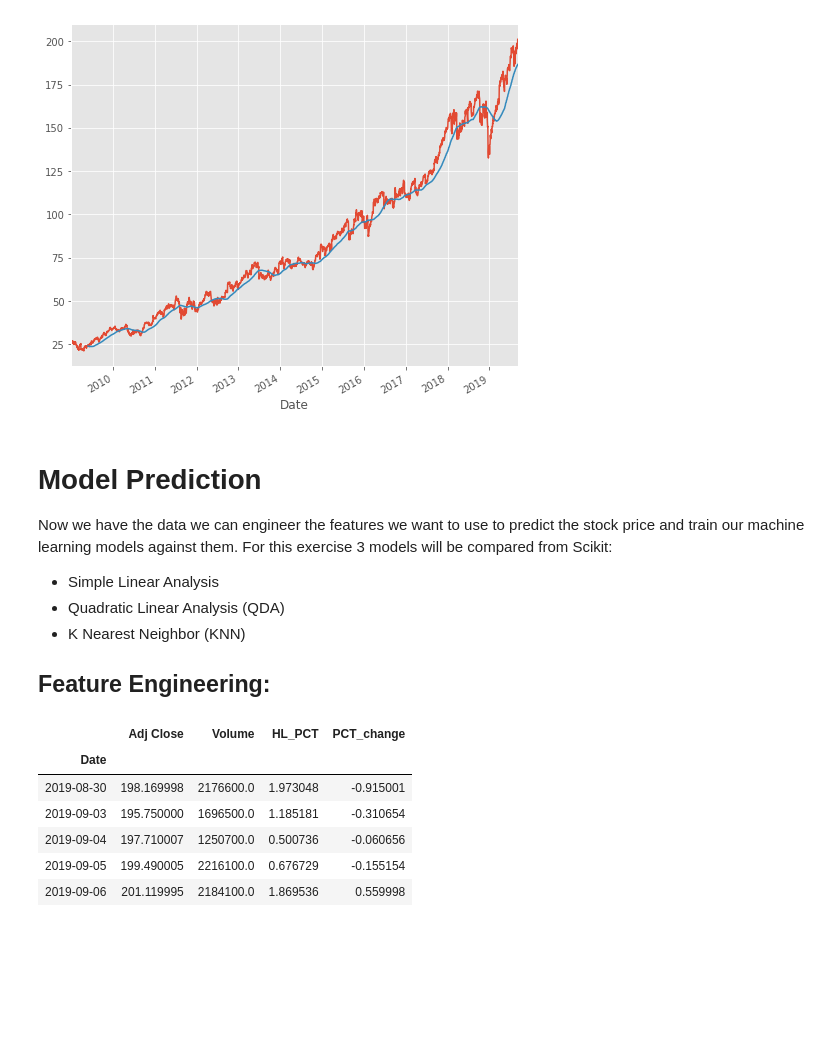
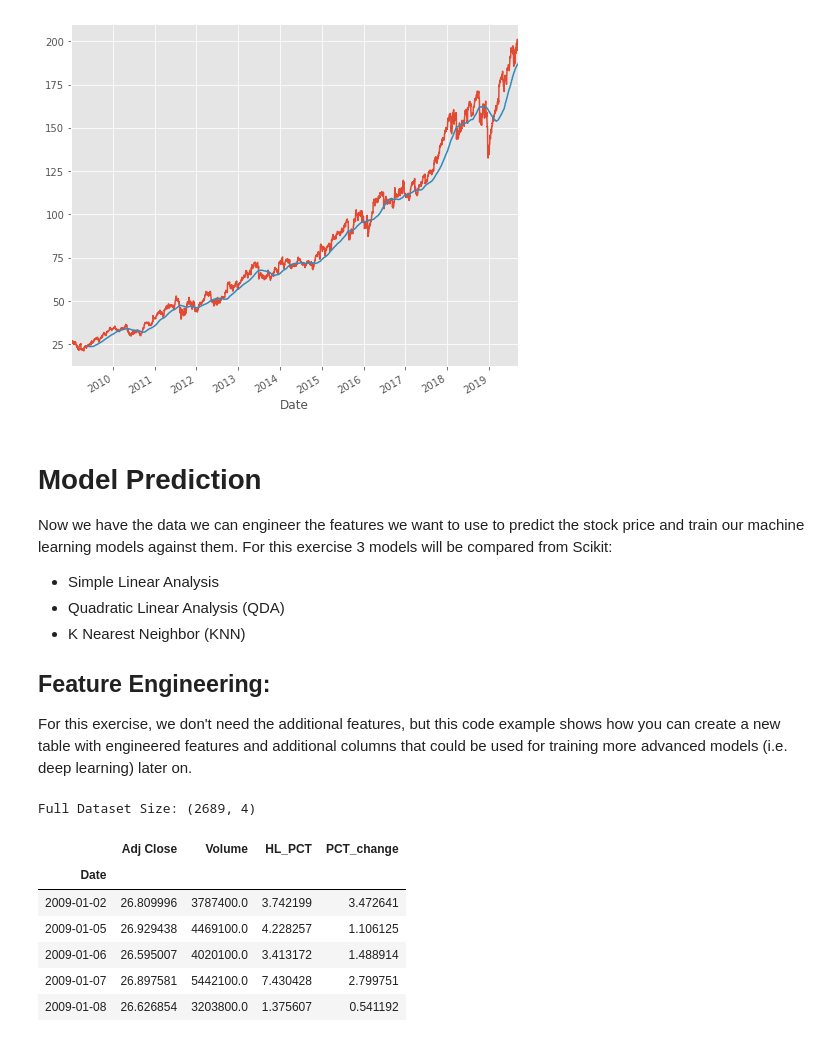
Before and after one commit to dgildeh/jupyter-notebooks, a Jupyter notebook: stock-predictions.ipynb, the cells around one changed output. Saved outputs shown, nothing was run; the diff lists cells and outputs as text; code cells hidden in the pictures; blank space fills up the shorter version.

```diff
--- a/stock-predictions.ipynb
+++ b/stock-predictions.ipynb
@@ -69,23 +75,27 @@ Now we have the data we can engineer the features we want to use to predict the
 * K Nearest Neighbor (KNN)
 
 ## Feature Engineering:
+
+For this exercise, we don't need the additional features, but this code example shows how you can create a new table with engineered features and additional columns that could be used for training more advanced models (i.e. deep learning) later on.
 # %%
 # Feature Engineering:
 # Create a new dataframe with the following features:
 # Adjusted Close, Trading Volume, High/Low Percentage, Percentage Change
 
-dfreg = df.loc[:,["Adj Close","Volume"]]
-dfreg["HL_PCT"] = (df["High"] - df["Low"]) / df["Close"] * 100.0
-dfreg["PCT_change"] = (df["Close"] - df["Open"]) / df["Open"] * 100.0
-dfreg.tail()
+dataset_full = df.loc[:,["Adj Close","Volume"]]
+dataset_full["HL_PCT"] = (df["High"] - df["Low"]) / df["Close"] * 100.0
+dataset_full["PCT_change"] = (df["Close"] - df["Open"]) / df["Open"] * 100.0
+print(f"Full Dataset Size: {dataset_full.shape}")
+dataset_full.head()
 # %% [output]
+Full Dataset Size: (2689, 4)
 |  | Adj Close | Volume | HL_PCT | PCT_change |
 | Date |  |  |  |  |
-| 2019-08-30 | 198.169998 | 2176600.0 | 1.973048 | -0.915001 |
-| 2019-09-03 | 195.750000 | 1696500.0 | 1.185181 | -0.310654 |
-| 2019-09-04 | 197.710007 | 1250700.0 | 0.500736 | -0.060656 |
-| 2019-09-05 | 199.490005 | 2216100.0 | 0.676729 | -0.155154 |
-| 2019-09-06 | 201.119995 | 2184100.0 | 1.869536 | 0.559998 |
+| 2009-01-02 | 26.809996 | 3787400.0 | 3.742199 | 3.472641 |
+| 2009-01-05 | 26.929438 | 4469100.0 | 4.228257 | 1.106125 |
+| 2009-01-06 | 26.595007 | 4020100.0 | 3.413172 | 1.488914 |
+| 2009-01-07 | 26.897581 | 5442100.0 | 7.430428 | 2.799751 |
+| 2009-01-08 | 26.626854 | 3203800.0 | 1.375607 | 0.541192 |
 # %% [markdown]
 ## Pre-Processing The Data:
 
```
Also changed, not shown: parts of 22 cells of this notebook.
